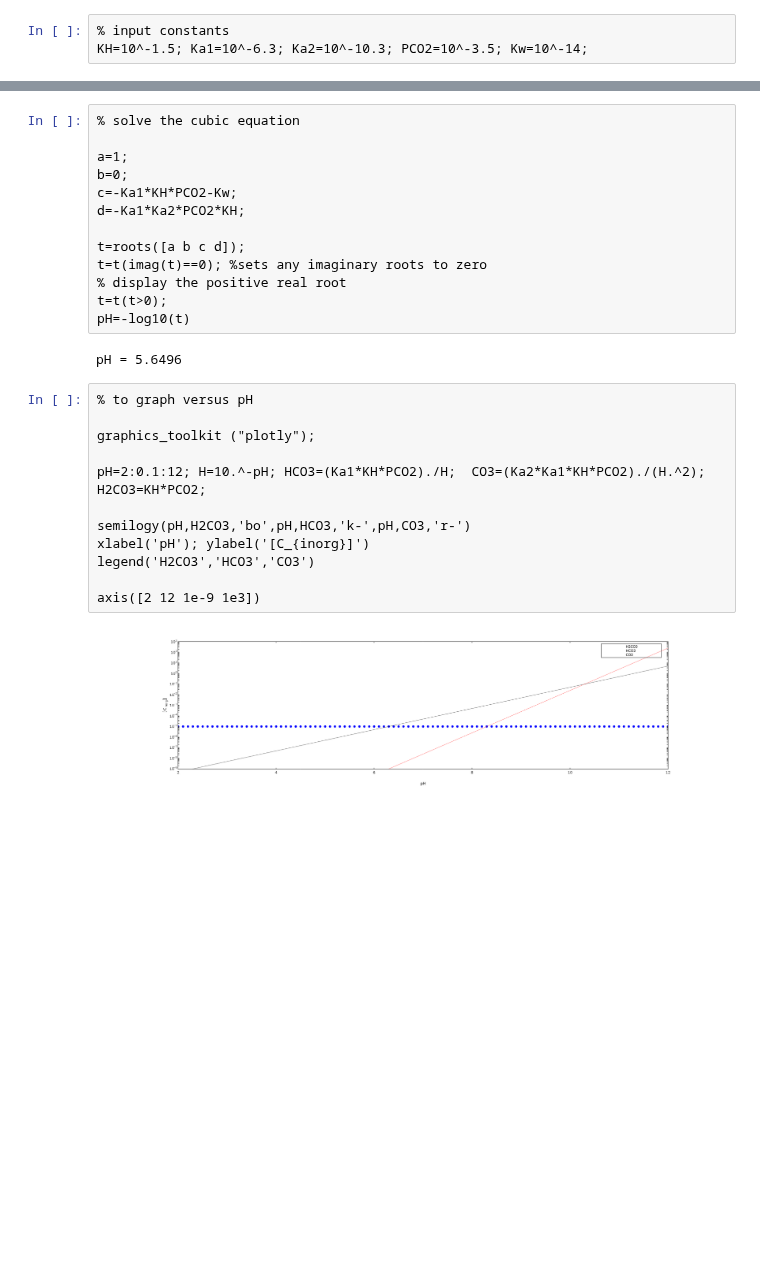
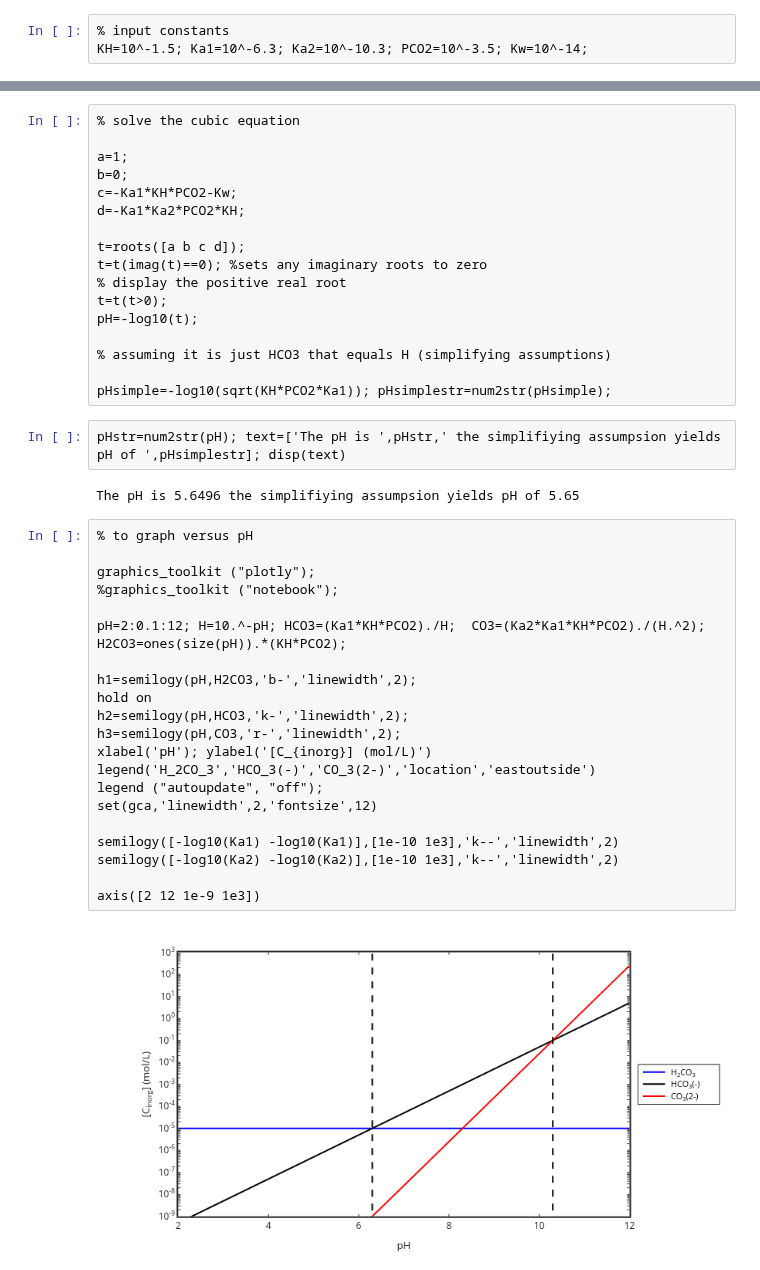
Before and after one commit to skotssd/GeochemEquilib, a Jupyter notebook: USERS/Scott/openCO2/pHofrainwaternosimplify.ipynb, the cells around one changed output, grey strips where cells are left out. Drawn from its saved outputs; the diff is of its cells as text; blank space fills up the shorter version.

Commit message:
fix up graphs and text, also add in jupyter for dissolution model draft

```diff
--- a/USERS/Scott/openCO2/pHofrainwaternosimplify.ipynb
+++ b/USERS/Scott/openCO2/pHofrainwaternosimplify.ipynb
@@ -29,20 +35,36 @@ t=roots([a b c d]);
 t=t(imag(t)==0); %sets any imaginary roots to zero
 % display the positive real root
 t=t(t>0);
-pH=-log10(t)
+pH=-log10(t);
+
+% assuming it is just HCO3 that equals H (simplifying assumptions)
+
+pHsimple=-log10(sqrt(KH*PCO2*Ka1)); pHsimplestr=num2str(pHsimple);
-# %% [output]
-pH = 5.6496
+# %%
+pHstr=num2str(pH); text=['The pH is ',pHstr,' the simplifiying assumpsion yields pH of ',pHsimplestr]; disp(text)
+# %% [output]
+The pH is 5.6496 the simplifiying assumpsion yields pH of 5.65
 # %%
 % to graph versus pH
 
 graphics_toolkit ("plotly");
+%graphics_toolkit ("notebook");
 
-pH=2:0.1:12; H=10.^-pH; HCO3=(Ka1*KH*PCO2)./H;  CO3=(Ka2*Ka1*KH*PCO2)./(H.^2); H2CO3=KH*PCO2;
+pH=2:0.1:12; H=10.^-pH; HCO3=(Ka1*KH*PCO2)./H;  CO3=(Ka2*Ka1*KH*PCO2)./(H.^2);
+H2CO3=ones(size(pH)).*(KH*PCO2);
 
-semilogy(pH,H2CO3,'bo',pH,HCO3,'k-',pH,CO3,'r-')
-xlabel('pH'); ylabel('[C_{inorg}]')
-legend('H2CO3','HCO3','CO3')
+h1=semilogy(pH,H2CO3,'b-','linewidth',2);
+hold on
+h2=semilogy(pH,HCO3,'k-','linewidth',2);
+h3=semilogy(pH,CO3,'r-','linewidth',2);
+xlabel('pH'); ylabel('[C_{inorg}] (mol/L)')
+legend('H_2CO_3','HCO_3(-)','CO_3(2-)','location','eastoutside')
+legend ("autoupdate", "off");
+set(gca,'linewidth',2,'fontsize',12)
+
+semilogy([-log10(Ka1) -log10(Ka1)],[1e-10 1e3],'k--','linewidth',2)
+semilogy([-log10(Ka2) -log10(Ka2)],[1e-10 1e3],'k--','linewidth',2)
 
 axis([2 12 1e-9 1e3])
 # %% [output]
-[figure, old version]
+[figure, new version]
```
Also changed, not shown: parts of 3 cells of this notebook, 1 other file.
